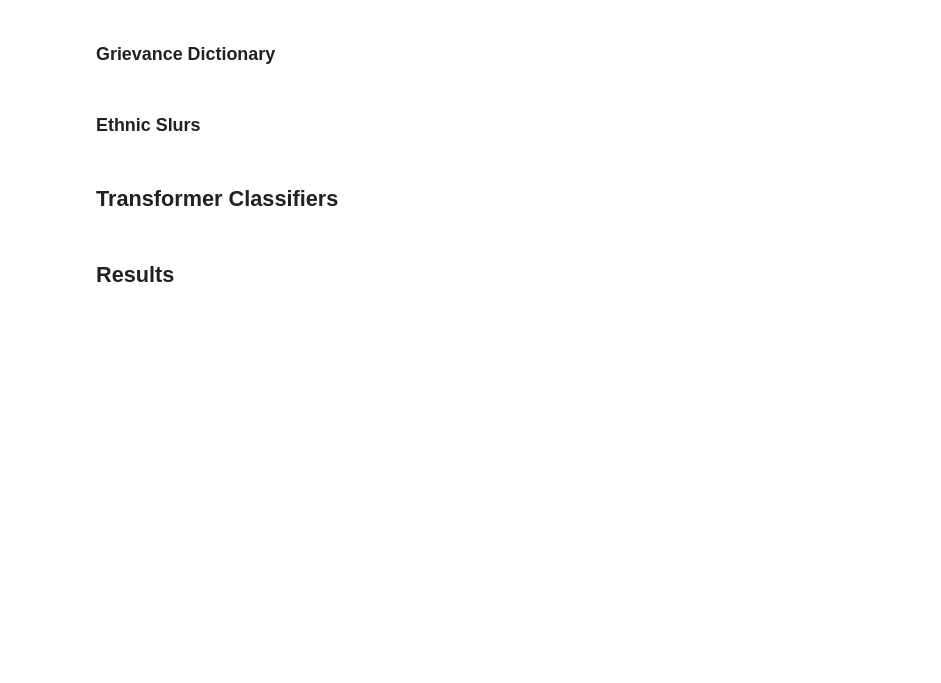
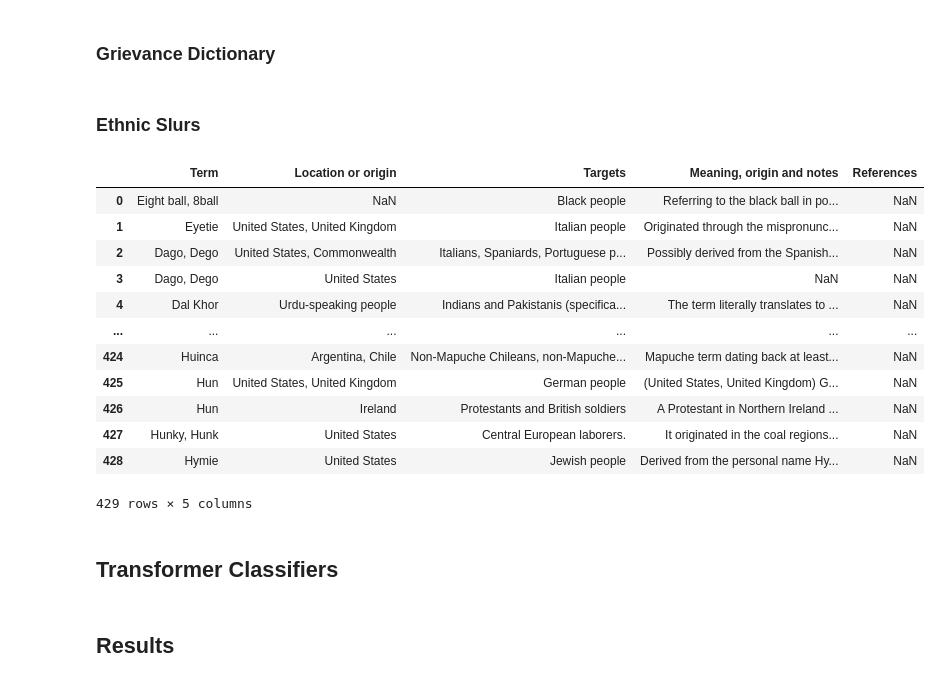
Before and after one commit to lkno0705/ToxicF1Cac, a Jupyter notebook: final.ipynb, the cells around one changed output. Saved outputs shown, nothing was run; the diff lists cells and outputs as text; code cells hidden in the pictures; blank space fills up the shorter version.

Commit message:
add code to build ethnic slurs dictionary

```diff
--- a/final.ipynb
+++ b/final.ipynb
@@ -305,6 +304,31 @@ Counter({'ass': 1,
 ### Grievance Dictionary
 # %% [markdown]
 ### Ethnic Slurs
+# %%
+from os import listdir
+import os.path
+
+dict_files: list = list(filter(lambda f: f[-4:] == ".csv" ,listdir("dictionaries/ethnic_slurs/")))
+dict_df: pd.DataFrame = pd.DataFrame()
+for file in dict_files:
+    part = pd.read_csv(os.path.join("dictionaries/ethnic_slurs", file))
+    dict_df = pd.concat([part, dict_df])
+dict_df.reset_index(inplace=True, drop=True)
+dict_df
+# %% [output]
+|  | Term | Location or origin | Targets | Meaning, origin and notes | References |
+| 0 | Eight ball, 8ball | NaN | Black people | Referring to the black ball in po... | NaN |
+| 1 | Eyetie | United States, United Kingdom | Italian people | Originated through the mispronunc... | NaN |
+| 2 | Dago, Dego | United States, Commonwealth | Italians, Spaniards, Portuguese p... | Possibly derived from the Spanish... | NaN |
+| 3 | Dago, Dego | United States | Italian people | NaN | NaN |
+| 4 | Dal Khor | Urdu-speaking people | Indians and Pakistanis (specifica... | The term literally translates to ... | NaN |
+| ... | ... | ... | ... | ... | ... |
+| 424 | Huinca | Argentina, Chile | Non-Mapuche Chileans, non-Mapuche... | Mapuche term dating back at least... | NaN |
+| 425 | Hun | United States, United Kingdom | German people | (United States, United Kingdom) G... | NaN |
+| 426 | Hun | Ireland | Protestants and British soldiers | A Protestant in Northern Ireland ... | NaN |
+| 427 | Hunky, Hunk | United States | Central European laborers. | It originated in the coal regions... | NaN |
+| 428 | Hymie | United States | Jewish people | Derived from the personal name Hy... | NaN |
+429 rows × 5 columns
 # %% [markdown]
 ## Transformer Classifiers
 # %% [markdown]
```
Also changed, not shown: parts of 4 cells of this notebook.
